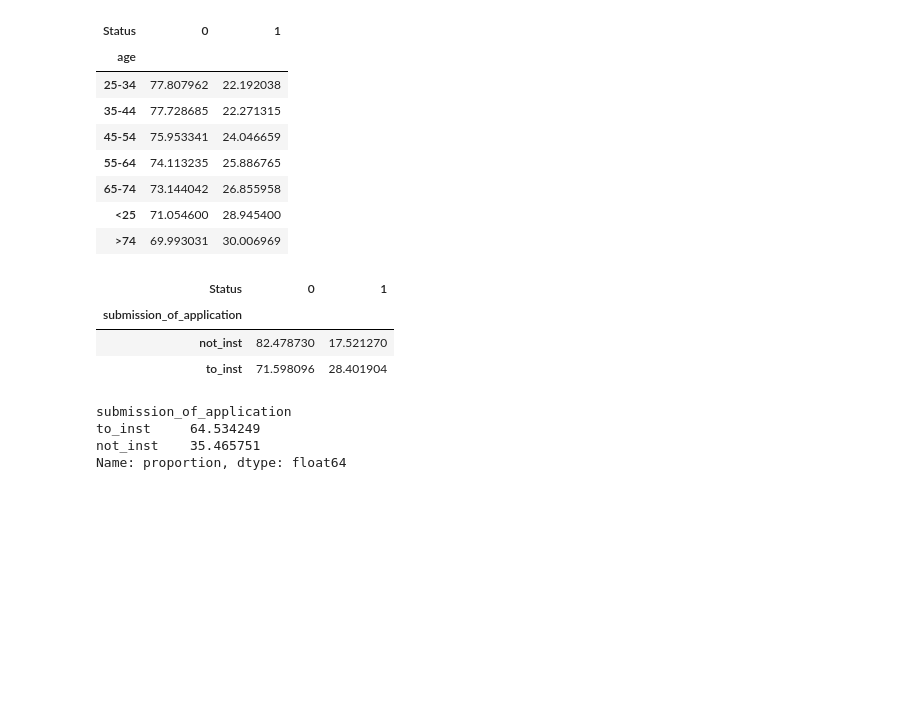
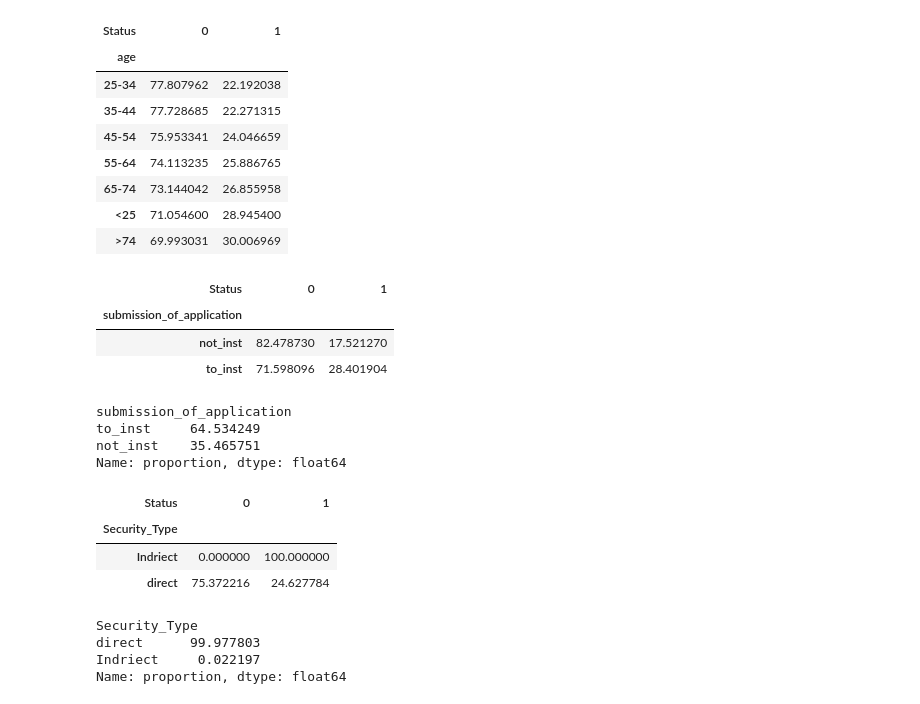
Before and after one commit to YASH280626/loan-default-prediction, a Jupyter notebook: analysis.ipynb, the cells around one changed output. Cells and saved outputs as stored; diff of their text form; code cells hidden in the pictures; blank space fills up the shorter version.

Commit message:
Investigated Security_type against Default Status

```diff
--- a/analysis.ipynb
+++ b/analysis.ipynb
@@ -677,3 +677,18 @@ submission_of_application
 to_inst     64.534249
 not_inst    35.465751
 Name: proportion, dtype: float64
+# %%
+security_type_status = pd.crosstab(df['Security_Type'], df['Status'], normalize='index')*100
+security_type_status
+# %% [output]
+| Status | 0 | 1 |
+| Security_Type |  |  |
+| Indriect | 0.000000 | 100.000000 |
+| direct | 75.372216 | 24.627784 |
+# %%
+df['Security_Type'].value_counts(normalize=True)*100
+# %% [output]
+Security_Type
+direct      99.977803
+Indriect     0.022197
+Name: proportion, dtype: float64
```
